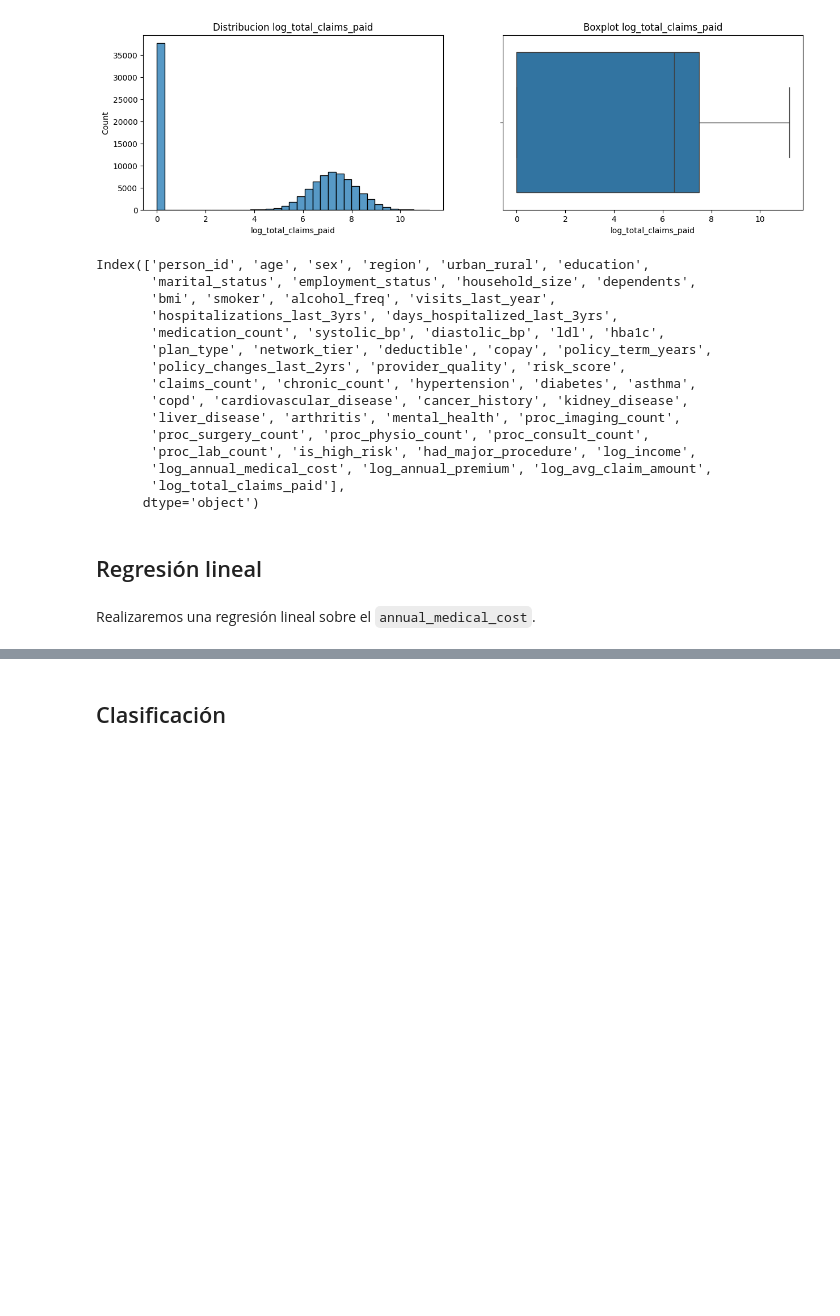
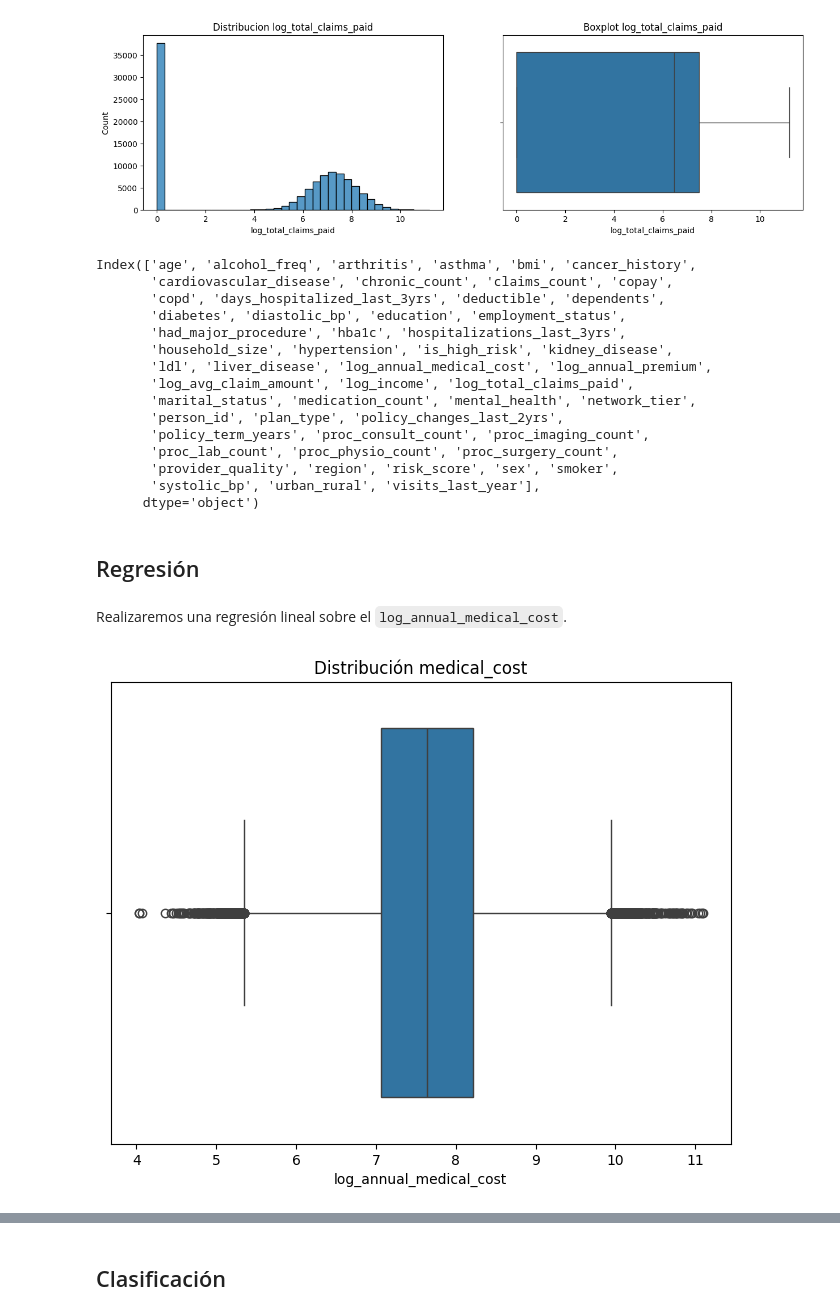
Before and after one commit to maisaarial/proyecto-machine-learning, a Jupyter notebook: proyecto.ipynb, the cells around one changed output, grey strips where cells are left out. Drawn from its saved outputs; the diff is of its cells as text; code cells hidden in the pictures; blank space fills up the shorter version.

Commit message:
feat: regresión

```diff
--- a/proyecto.ipynb
+++ b/proyecto.ipynb
@@ -420,27 +465,35 @@ plt.show()
 # %%
 df = df.drop(columns=['income','annual_medical_cost','annual_premium','avg_claim_amount','total_claims_paid'])
 # %%
-df.columns
+df.columns.sort_values()
 # %% [output]
-Index(['person_id', 'age', 'sex', 'region', 'urban_rural', 'education',
-       'marital_status', 'employment_status', 'household_size', 'dependents',
-       'bmi', 'smoker', 'alcohol_freq', 'visits_last_year',
-       'hospitalizations_last_3yrs', 'days_hospitalized_last_3yrs',
-       'medication_count', 'systolic_bp', 'diastolic_bp', 'ldl', 'hba1c',
-       'plan_type', 'network_tier', 'deductible', 'copay', 'policy_term_years',
-       'policy_changes_last_2yrs', 'provider_quality', 'risk_score',
-       'claims_count', 'chronic_count', 'hypertension', 'diabetes', 'asthma',
-       'copd', 'cardiovascular_disease', 'cancer_history', 'kidney_disease',
-       'liver_disease', 'arthritis', 'mental_health', 'proc_imaging_count',
-       'proc_surgery_count', 'proc_physio_count', 'proc_consult_count',
-       'proc_lab_count', 'is_high_risk', 'had_major_procedure', 'log_income',
-       'log_annual_medical_cost', 'log_annual_premium', 'log_avg_claim_amount',
-       'log_total_claims_paid'],
+Index(['age', 'alcohol_freq', 'arthritis', 'asthma', 'bmi', 'cancer_history',
+       'cardiovascular_disease', 'chronic_count', 'claims_count', 'copay',
+       'copd', 'days_hospitalized_last_3yrs', 'deductible', 'dependents',
+       'diabetes', 'diastolic_bp', 'education', 'employment_status',
+       'had_major_procedure', 'hba1c', 'hospitalizations_last_3yrs',
+       'household_size', 'hypertension', 'is_high_risk', 'kidney_disease',
+       'ldl', 'liver_disease', 'log_annual_medical_cost', 'log_annual_premium',
+       'log_avg_claim_amount', 'log_income', 'log_total_claims_paid',
+       'marital_status', 'medication_count', 'mental_health', 'network_tier',
+       'person_id', 'plan_type', 'policy_changes_last_2yrs',
+       'policy_term_years', 'proc_consult_count', 'proc_imaging_count',
+       'proc_lab_count', 'proc_physio_count', 'proc_surgery_count',
+       'provider_quality', 'region', 'risk_score', 'sex', 'smoker',
+       'systolic_bp', 'urban_rural', 'visits_last_year'],
       dtype='object')
 # %% [markdown]
-## Regresión lineal
+## Regresión
 # %% [markdown]
-Realizaremos una regresión lineal sobre el `annual_medical_cost`.
+Realizaremos una regresión lineal sobre el `log_annual_medical_cost`.
+# %%
+plt.figure(figsize=(8,6))
+sns.boxplot(x=df['log_annual_medical_cost'])
+plt.title("Distribución medical_cost")
+plt.xlabel("log_annual_medical_cost")
+plt.show()
+# %% [output]
+[figure, added]
 # %%
 df.head()
 # %% [output]
```
Also changed, not shown: parts of 67 cells of this notebook, 1 other file.
